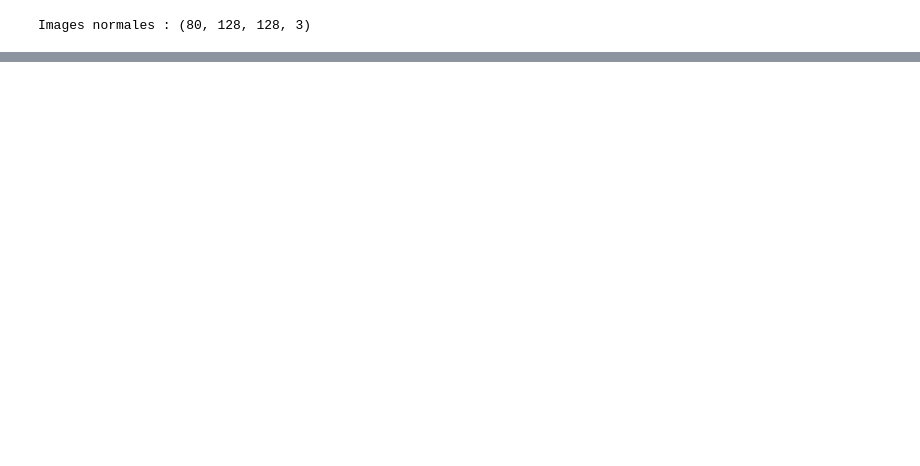
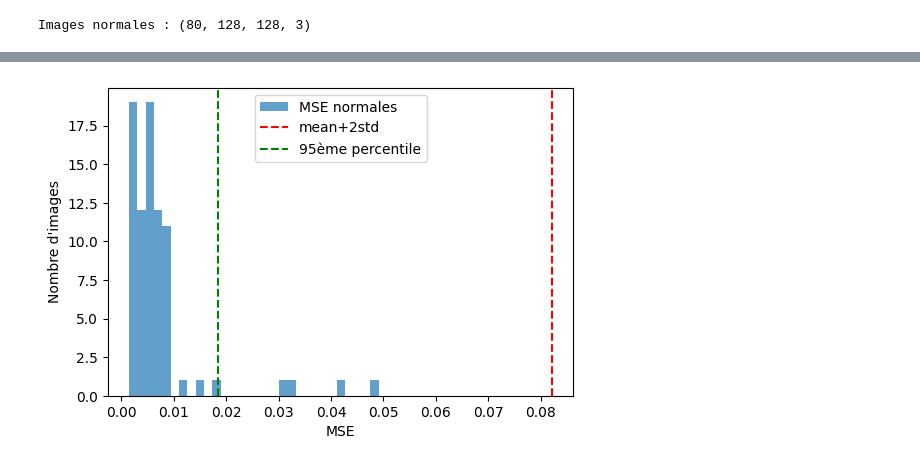
Before and after one commit to medfadiabaidi/heyhi, a Jupyter notebook: potato_anomaly_classification_corrected.ipynb, the cells around one changed output, grey strips where cells are left out. Saved outputs shown, nothing was run; the diff lists cells and outputs as text; code cells hidden in the pictures; blank space fills up the shorter version.

```diff
--- a/potato_anomaly_classification_corrected.ipynb
+++ b/potato_anomaly_classification_corrected.ipynb
@@ -181,3 +254,14 @@ F1-score : 0.0
+# %%
+# Visualisation des distributions de MSE et comparaison des seuils
+plt.figure(figsize=(6,4))
+plt.hist(mse_train, bins=30, alpha=0.7, label='MSE normales')
+seuil_std = history_threshold = train_mse.mean() + 2*train_mse.std()
+seuil_pct = np.percentile(mse_train, 95)
+plt.axvline(seuil_std, color='r', linestyle='--', label='mean+2std')
+plt.axvline(seuil_pct, color='g', linestyle='--', label='95ème percentile')
+plt.xlabel('MSE'); plt.ylabel('Nombre d\'images'); plt.legend(); plt.show()
+# %% [output]
+[figure, added]
 # %%
 # --- Partie 2: Classification Multi‑Classe — Option 1 : Multi‑Seuils Adaptatifs ---
 
```
Also changed, not shown: parts of 11 cells of this notebook.
